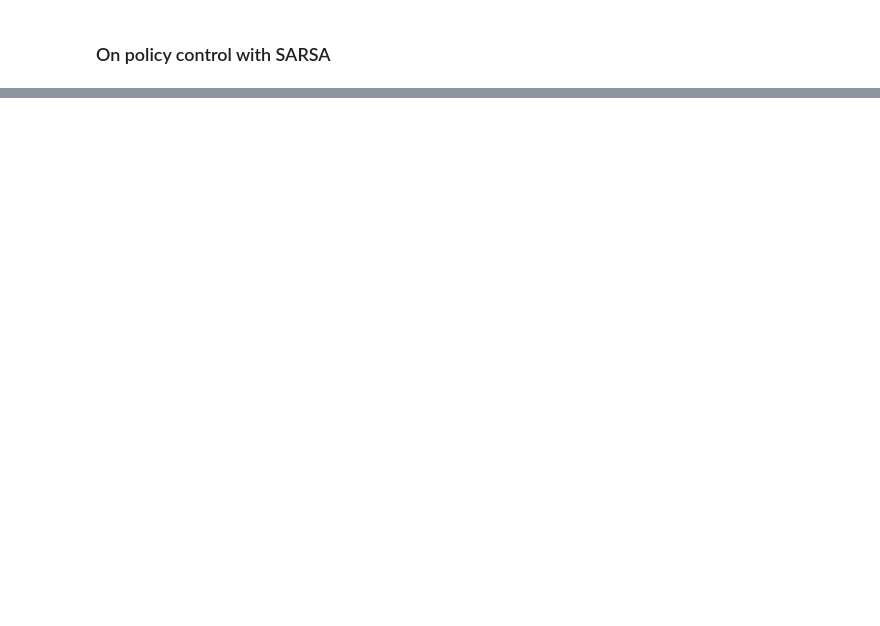
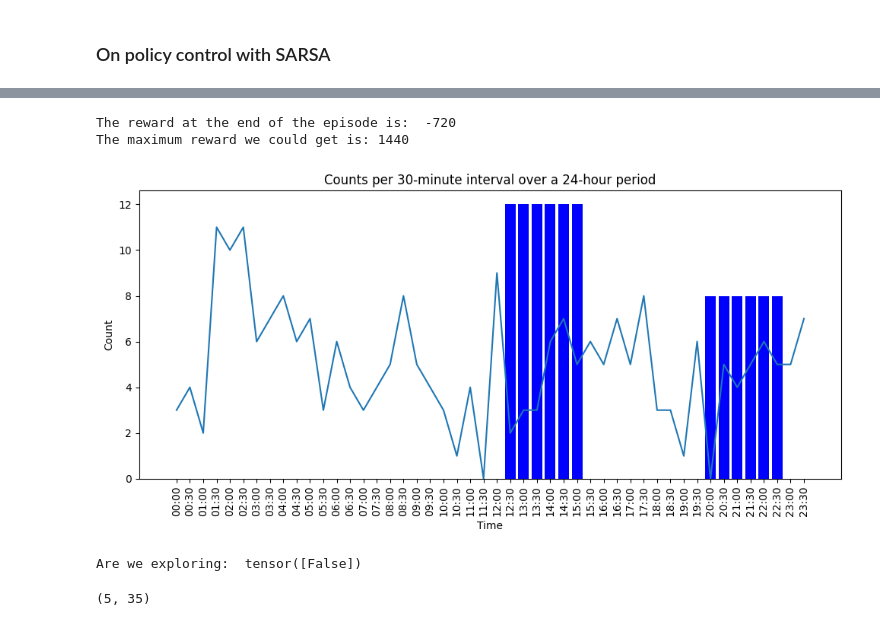
Before and after one commit to gitwail/OpenPortfolio, a Jupyter notebook: ReinforcementLearning/lib/myenv/Notebooks/Scheduling_NB.ipynb, the cells around one changed output, grey strips where cells are left out. Cells and saved outputs as stored; diff of their text form; code cells hidden in the pictures; blank space fills up the shorter version.

```diff
--- a/ReinforcementLearning/lib/myenv/Notebooks/Scheduling_NB.ipynb
+++ b/ReinforcementLearning/lib/myenv/Notebooks/Scheduling_NB.ipynb
@@ -329,0 +443,31 @@ tensor([[16,  3]])
+# %%
+import matplotlib.pyplot as plt
+
+# Your data
+data = calculate_shift_extended(sc.gk)
+
+# Splitting the data into two lists: one for time and one for counts
+times = list(data.keys())
+counts = list(data.values())
+
+# Creating the bar chart
+plt.figure(figsize=(10, 5))  # Set the figure size (optional)
+plt.bar(times, counts, color='blue')
+plt.xticks(rotation=90)  # Rotate the x-axis labels for better readability
+plt.xlabel('Time')
+plt.ylabel('Count')
+plt.title('Counts per 30-minute interval over a 24-hour period')
+plt.tight_layout()  # Adjust the layout to prevent clipping of labels
+plt.plot(arrivals['arrivals'])
+print("The reward at the end of the episode is: ",reward)
+print("The maximum reward we could get is:",48*30)
+plt.show()  # Display the chart
+# %% [output]
+The reward at the end of the episode is:  -720
+The maximum reward we could get is: 1440
+[figure, added]
+# %%
+pi(s=3,Q=Q,sc=sc,eps=0.00001)
+# %% [output]
+Are we exploring:  tensor([False])
+(5, 35)
```
Also changed, not shown: parts of 16 cells of this notebook, 4 other files.
